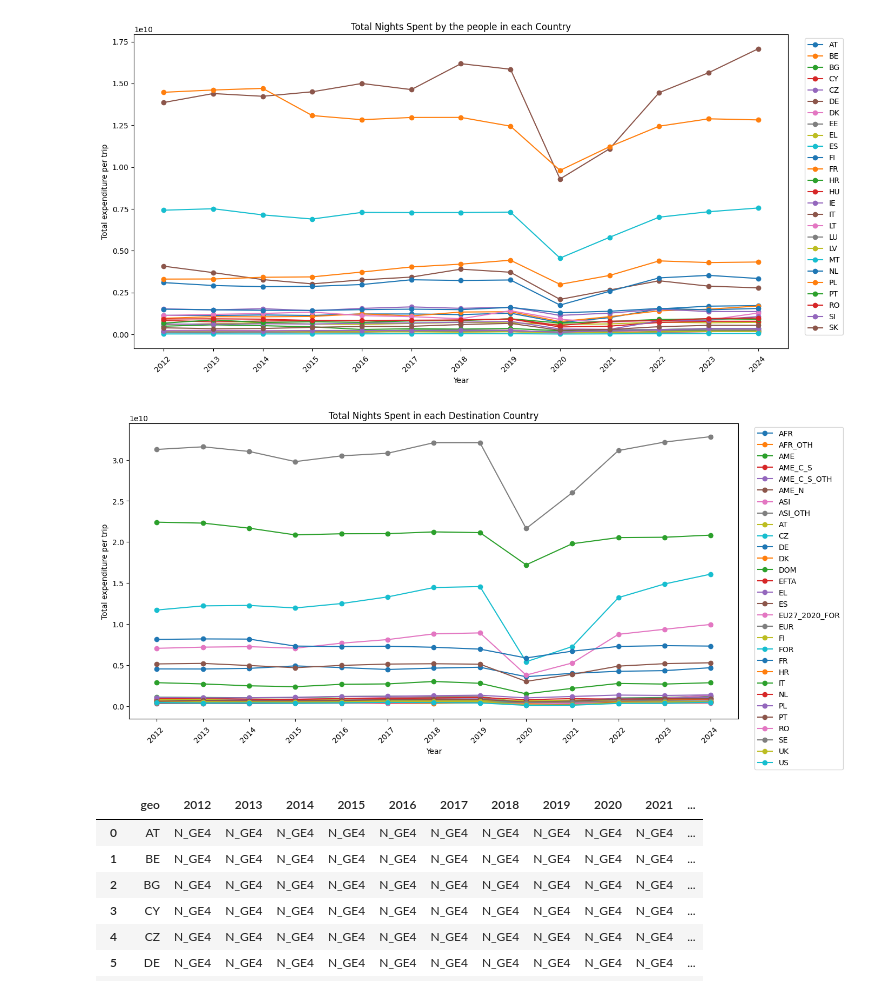
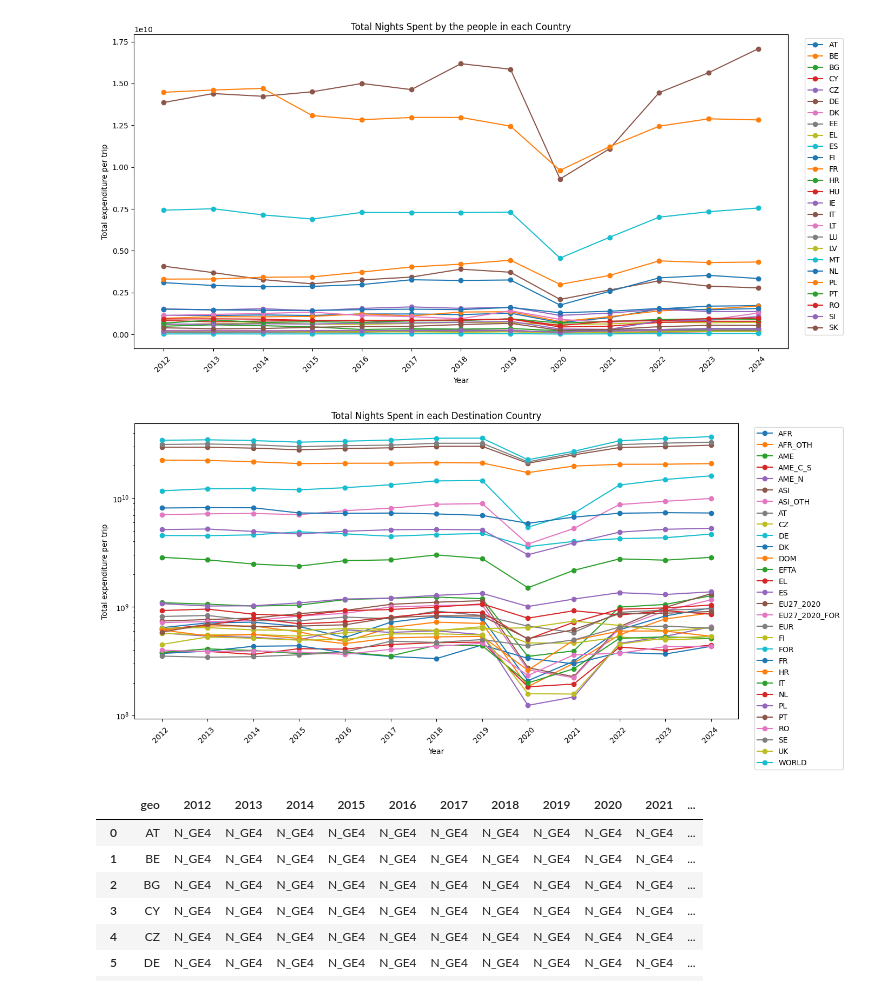
Before and after one commit to com-480-data-visualization/EUFLOW, a Jupyter notebook: analysis.ipynb, the cells around one changed output. Saved outputs shown, nothing was run; the diff lists cells and outputs as text; code cells hidden in the pictures.

```diff
--- a/analysis.ipynb
+++ b/analysis.ipynb
@@ -731,31 +805,29 @@ plt.show()
 # %%
 # Total nights spent per destination country
 dest_night_spent = all_nights_spent.groupby('c_dest')[years_tnw].sum()
 mean_dest_night_spent = dest_night_spent[years_tnw].mean(axis=1).sort_values(ascending=False)
-top_destinations = mean_dest_night_spent.head(32).index
+top_destinations = mean_dest_night_spent.head(30).index
 plt.figure(figsize=(14, 7))
-highlighted_countries = ['EA20', 'EU27_2020', 'WORLD', 'EU27_2020', 'EU28', 'EU27_2019', 'AFR', 'AFR_OTH', 'AME', 'AME_C_S', 'AME_C_S_OTH', 'AME_N', 'ASI', 'ASI_OTH']
 for country in dest_night_spent.index:
-    if country in highlighted_countries:
-        continue
-    elif country in top_destinations:
+    if country in top_destinations:
         plt.plot(
             dest_night_spent.columns,
             dest_night_spent.loc[country],
             alpha=1,
             marker="o",
             label=country
         )
 plt.title("Total Nights Spent in each Destination Country")
+plt.yscale('log')
 plt.xlabel("Year")
 plt.ylabel("Total" \
 " expenditure per trip")
 plt.xticks(rotation=45)
 plt.legend(bbox_to_anchor=(1.02, 1), loc="upper left")
 plt.tight_layout()
 plt.show()
 # %% [output]
-[figure, old version]
+[figure, new version]
 # %%
 # Ppopular time per country per year
 night_banned_values = ['N_GE1']
```
Also changed, not shown: parts of 17 cells of this notebook.
